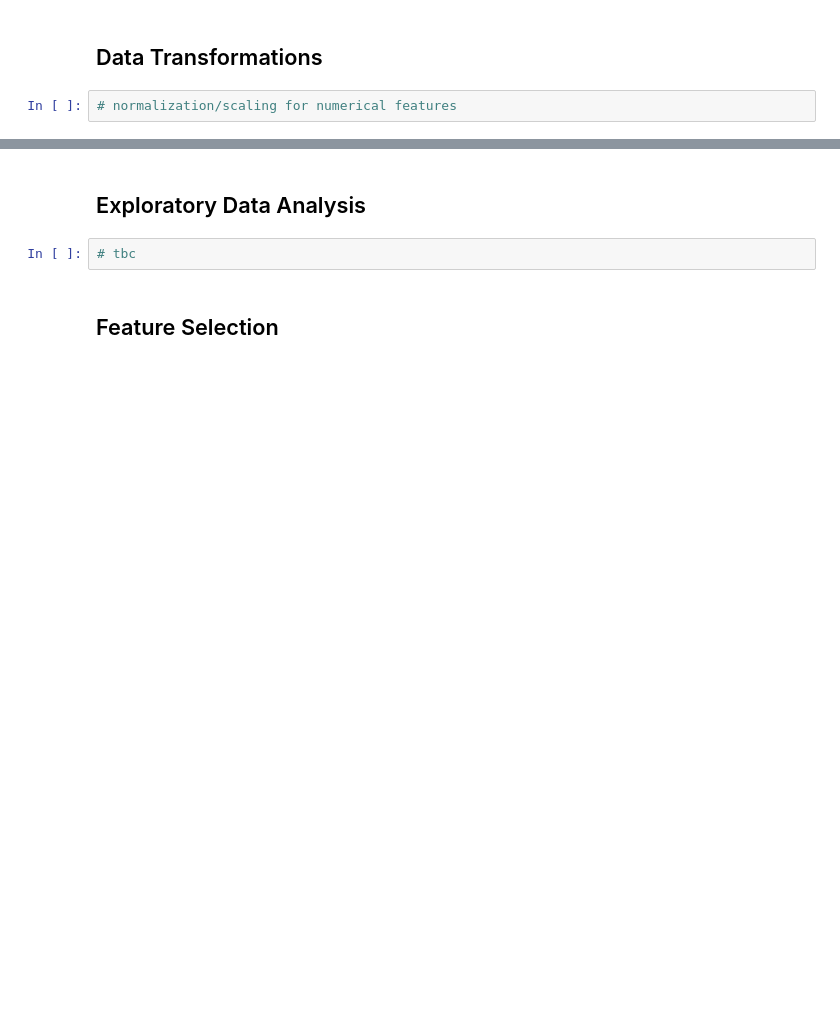
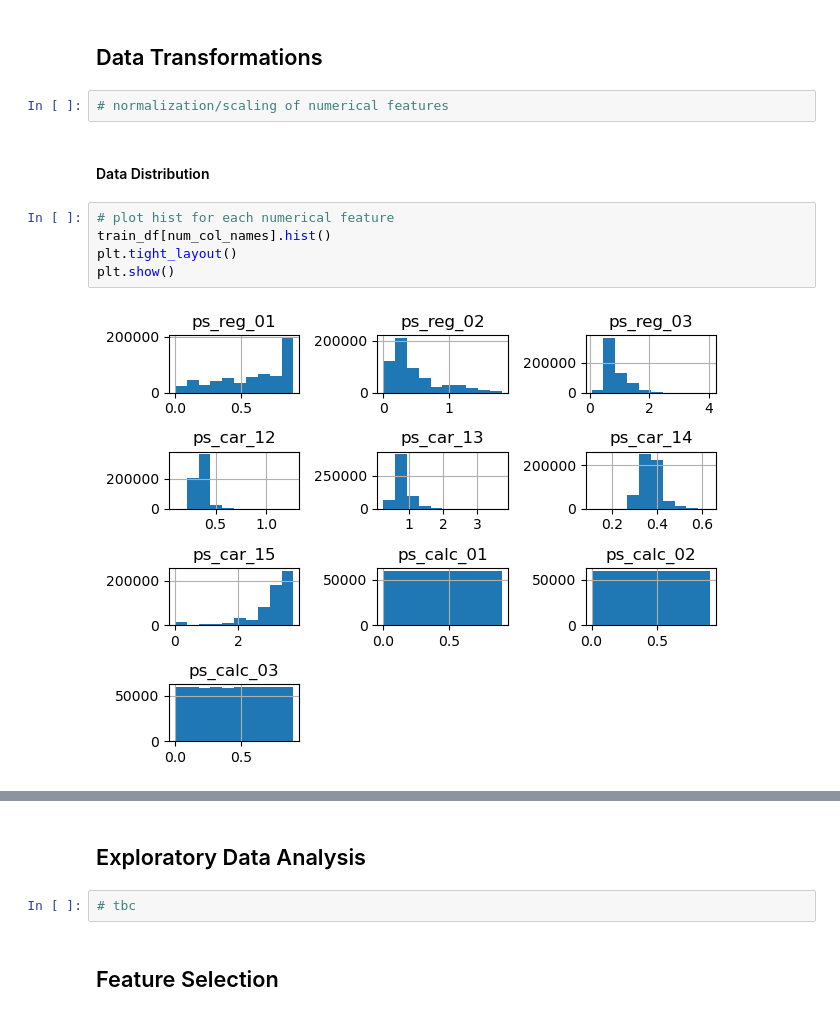
Before and after one commit to michalgicala/porto-seguro-safe-driver-prediction, a Jupyter notebook: porto-seguro-safe-driver-prediction.ipynb, the cells around one changed output, grey strips where cells are left out. Drawn from its saved outputs; the diff is of its cells as text; blank space fills up the shorter version.

```diff
--- a/porto-seguro-safe-driver-prediction.ipynb
+++ b/porto-seguro-safe-driver-prediction.ipynb
@@ -187,4 +249,13 @@ num_col_names = cont_col_names
 # %% [markdown]
 ## Data Transformations
+# %%
+# normalization/scaling of numerical features
+# %% [markdown]
+#### Data Distribution
 # %%
-# normalization/scaling for numerical features
+# plot hist for each numerical feature
+train_df[num_col_names].hist()
+plt.tight_layout()
+plt.show()
+# %% [output]
+[figure, added]
```
Also changed, not shown: parts of 24 cells of this notebook.
